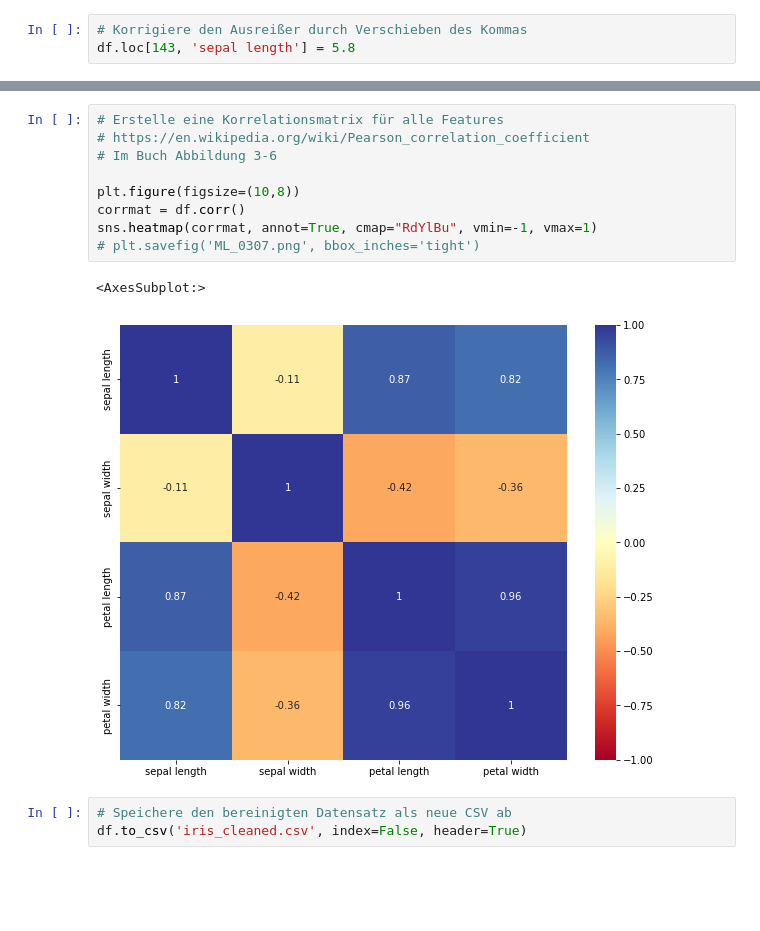
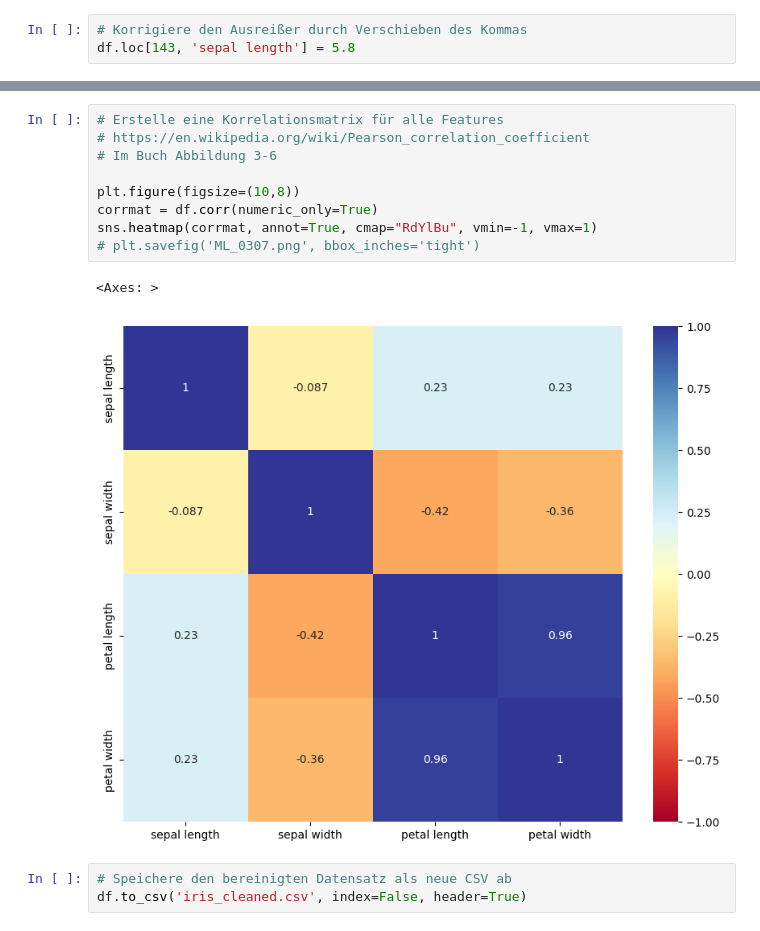
Before and after one commit to GeMaKo/ml_mit_python, a Jupyter notebook: Kursmaterial/02_Datenimport.ipynb, the cells around one changed output, grey strips where cells are left out. Saved outputs shown, nothing was run; the diff lists cells and outputs as text; blank space fills up the shorter version.

```diff
--- a/Kursmaterial/02_Datenimport.ipynb
+++ b/Kursmaterial/02_Datenimport.ipynb
@@ -585,15 +496,15 @@ pearsonr(df["sepal length"], df["petal length"])
 # %%
 # Erstelle eine Korrelationsmatrix für alle Features
 # https://en.wikipedia.org/wiki/Pearson_correlation_coefficient
 # Im Buch Abbildung 3-6
 
 plt.figure(figsize=(10,8))
-corrmat = df.corr()
+corrmat = df.corr(numeric_only=True)
 sns.heatmap(corrmat, annot=True, cmap="RdYlBu", vmin=-1, vmax=1)
 # plt.savefig('ML_0307.png', bbox_inches='tight')
 # %% [output]
-<AxesSubplot:>
+<Axes: >
-[figure, old version]
+[figure, new version]
 # %%
 # Speichere den bereinigten Datensatz als neue CSV ab
 df.to_csv('iris_cleaned.csv', index=False, header=True)
```
Also changed, not shown: parts of 25 cells of this notebook, 46 other files.
